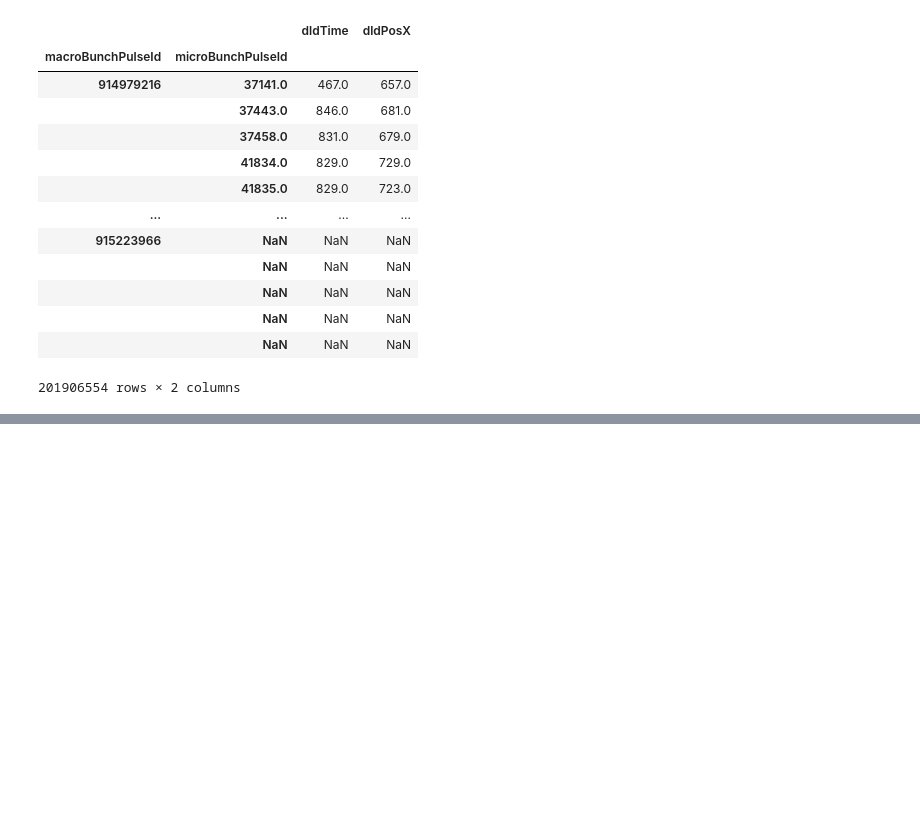
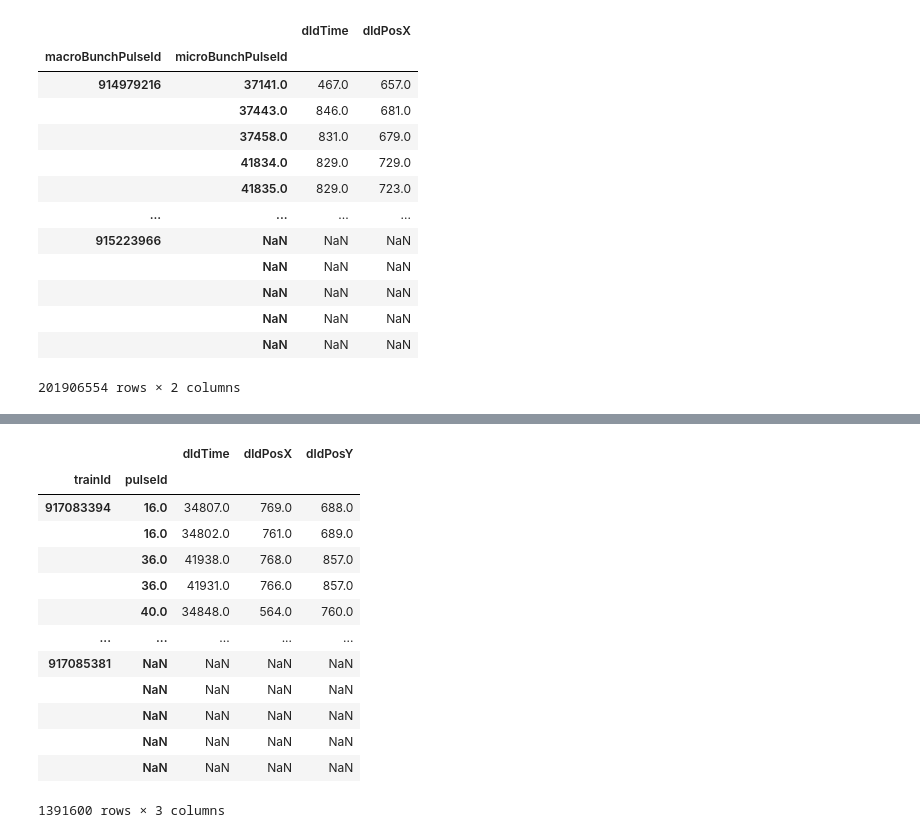
Before and after one commit to momentoscope/hextof-processor, a Jupyter notebook: tutorial/Notebook_DldFlashDataframeCreatorNew.ipynb, the cells around one changed output, grey strips where cells are left out. Saved outputs shown, nothing was run; the diff lists cells and outputs as text; code cells hidden in the pictures; blank space fills up the shorter version.

```diff
--- a/tutorial/Notebook_DldFlashDataframeCreatorNew.ipynb
+++ b/tutorial/Notebook_DldFlashDataframeCreatorNew.ipynb
@@ -168,0 +222,11 @@ df2
+# %%
+test = DldFlashProcessorNew(
+    "/asap3/flash/gpfs/pg2/2020/data/11008860/raw/hdf/express/",
+    channels = '../processor/channels.json')
+# %%
+# Define the channels both pulse and electron resolved
+test.channels = ['dldTime', 'gmdTunnel', 'dldPosX','dldPosY']#,'delayStage']#,'bam','delayStage'
+# H5 file path
+path = Path("/asap3/flash/gpfs/pg2/2020/data/11008860/raw/hdf/express/FLASH1_USER2_stream_2_run35933_file2_20201127T104509.1.h5")
+# Use class method to create dataframe
+df1, df2 = test.createDataframePerFile(path)
@@ -168,0 +250,17 @@ df2
+# %%
+df2
+# %% [output]
+|  |  | dldTime | dldPosX | dldPosY |
+| trainId | pulseId |  |  |  |
+| 917083394 | 16.0 | 34807.0 | 769.0 | 688.0 |
+|  | 16.0 | 34802.0 | 761.0 | 689.0 |
+|  | 36.0 | 41938.0 | 768.0 | 857.0 |
+|  | 36.0 | 41931.0 | 766.0 | 857.0 |
+|  | 40.0 | 34848.0 | 564.0 | 760.0 |
+| ... | ... | ... | ... | ... |
+| 917085381 | NaN | NaN | NaN | NaN |
+|  | NaN | NaN | NaN | NaN |
+|  | NaN | NaN | NaN | NaN |
+|  | NaN | NaN | NaN | NaN |
+|  | NaN | NaN | NaN | NaN |
+1391600 rows × 3 columns
```
Also changed, not shown: parts of 25 cells of this notebook, 5 other files.
